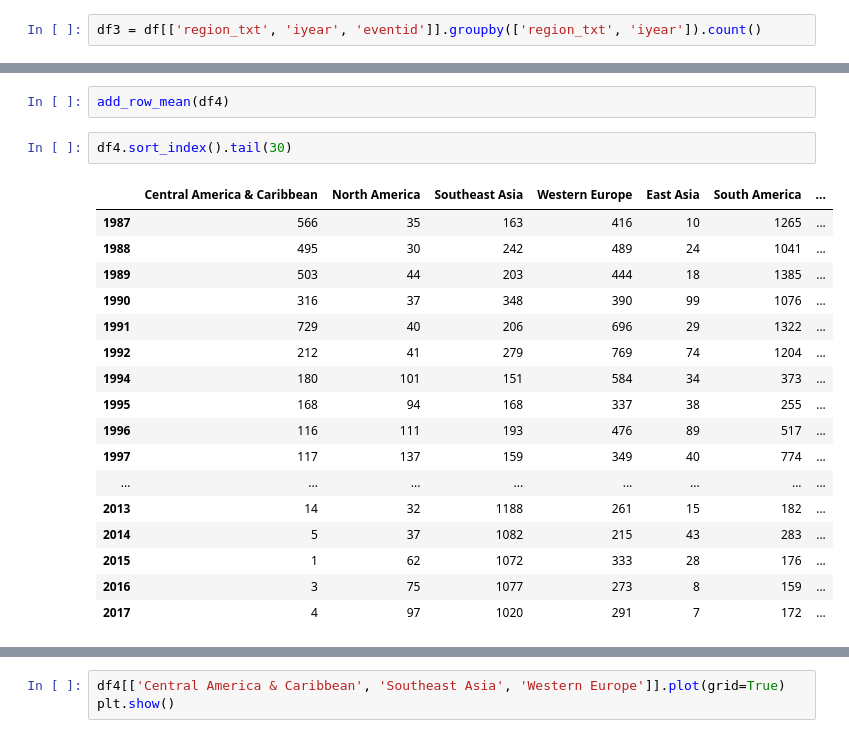
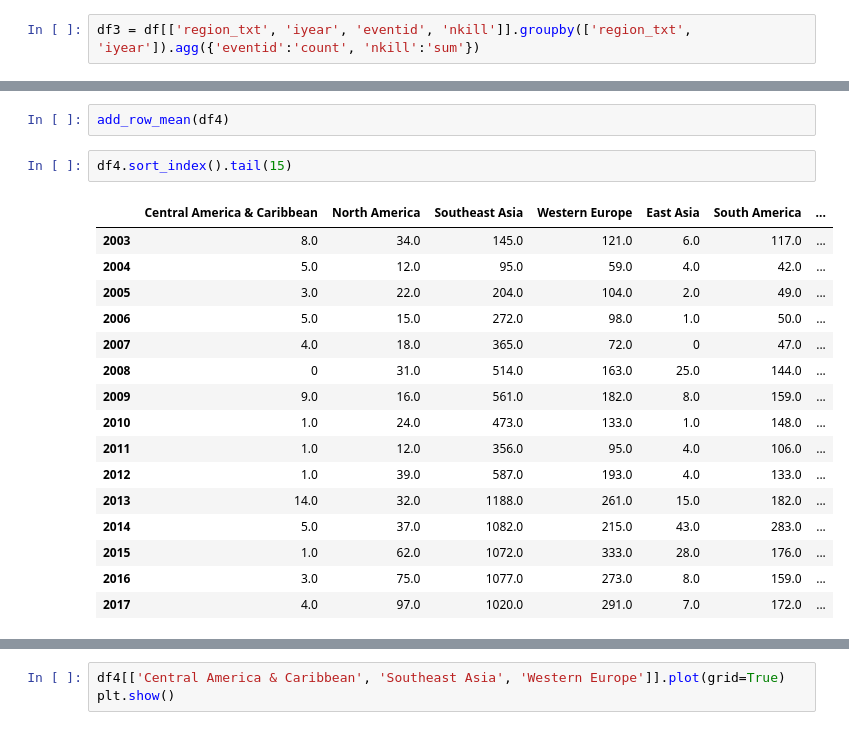
Before and after one commit to TK-Maubane/terrorism_ds, a Jupyter notebook: pre_game.ipynb, the cells around one changed output, grey strips where cells are left out. Saved outputs shown, nothing was run; the diff lists cells and outputs as text.

```diff
--- a/pre_game.ipynb
+++ b/pre_game.ipynb
@@ -102,4 +112,4 @@ array(['Central America & Caribbean', 'North America', 'Southeast Asia',
        'Australasia & Oceania', 'South Asia', 'Central Asia'],
       dtype=object)
 # %%
-df3 = df[['region_txt', 'iyear', 'eventid']].groupby(['region_txt', 'iyear']).count()
+df3 = df[['region_txt', 'iyear', 'eventid', 'nkill']].groupby(['region_txt', 'iyear']).agg({'eventid':'count', 'nkill':'sum'})
@@ -194,24 +222,23 @@ def add_row_mean(df):
 # %%
 add_row_mean(df4)
 # %%
-df4.sort_index().tail(30)
+df4.sort_index().tail(15)
 # %% [output]
 |  | Central America & Caribbean | North America | Southeast Asia | Western Europe | East Asia | South America | ... |
-| 1987 | 566 | 35 | 163 | 416 | 10 | 1265 | ... |
-| 1988 | 495 | 30 | 242 | 489 | 24 | 1041 | ... |
-| 1989 | 503 | 44 | 203 | 444 | 18 | 1385 | ... |
-| 1990 | 316 | 37 | 348 | 390 | 99 | 1076 | ... |
-| 1991 | 729 | 40 | 206 | 696 | 29 | 1322 | ... |
-| 1992 | 212 | 41 | 279 | 769 | 74 | 1204 | ... |
-| 1994 | 180 | 101 | 151 | 584 | 34 | 373 | ... |
-| 1995 | 168 | 94 | 168 | 337 | 38 | 255 | ... |
-| 1996 | 116 | 111 | 193 | 476 | 89 | 517 | ... |
-| 1997 | 117 | 137 | 159 | 349 | 40 | 774 | ... |
-| ... | ... | ... | ... | ... | ... | ... | ... |
-| 2013 | 14 | 32 | 1188 | 261 | 15 | 182 | ... |
-| 2014 | 5 | 37 | 1082 | 215 | 43 | 283 | ... |
-| 2015 | 1 | 62 | 1072 | 333 | 28 | 176 | ... |
-| 2016 | 3 | 75 | 1077 | 273 | 8 | 159 | ... |
-| 2017 | 4 | 97 | 1020 | 291 | 7 | 172 | ... |
+| 2003 | 8.0 | 34.0 | 145.0 | 121.0 | 6.0 | 117.0 | ... |
+| 2004 | 5.0 | 12.0 | 95.0 | 59.0 | 4.0 | 42.0 | ... |
+| 2005 | 3.0 | 22.0 | 204.0 | 104.0 | 2.0 | 49.0 | ... |
+| 2006 | 5.0 | 15.0 | 272.0 | 98.0 | 1.0 | 50.0 | ... |
+| 2007 | 4.0 | 18.0 | 365.0 | 72.0 | 0 | 47.0 | ... |
+| 2008 | 0 | 31.0 | 514.0 | 163.0 | 25.0 | 144.0 | ... |
+| 2009 | 9.0 | 16.0 | 561.0 | 182.0 | 8.0 | 159.0 | ... |
+| 2010 | 1.0 | 24.0 | 473.0 | 133.0 | 1.0 | 148.0 | ... |
+| 2011 | 1.0 | 12.0 | 356.0 | 95.0 | 4.0 | 106.0 | ... |
+| 2012 | 1.0 | 39.0 | 587.0 | 193.0 | 4.0 | 133.0 | ... |
+| 2013 | 14.0 | 32.0 | 1188.0 | 261.0 | 15.0 | 182.0 | ... |
+| 2014 | 5.0 | 37.0 | 1082.0 | 215.0 | 43.0 | 283.0 | ... |
+| 2015 | 1.0 | 62.0 | 1072.0 | 333.0 | 28.0 | 176.0 | ... |
+| 2016 | 3.0 | 75.0 | 1077.0 | 273.0 | 8.0 | 159.0 | ... |
+| 2017 | 4.0 | 97.0 | 1020.0 | 291.0 | 7.0 | 172.0 | ... |
 # %%
 df4 = df4.sort_index()
```
Also changed, not shown: parts of 39 cells of this notebook, 2 other files.
